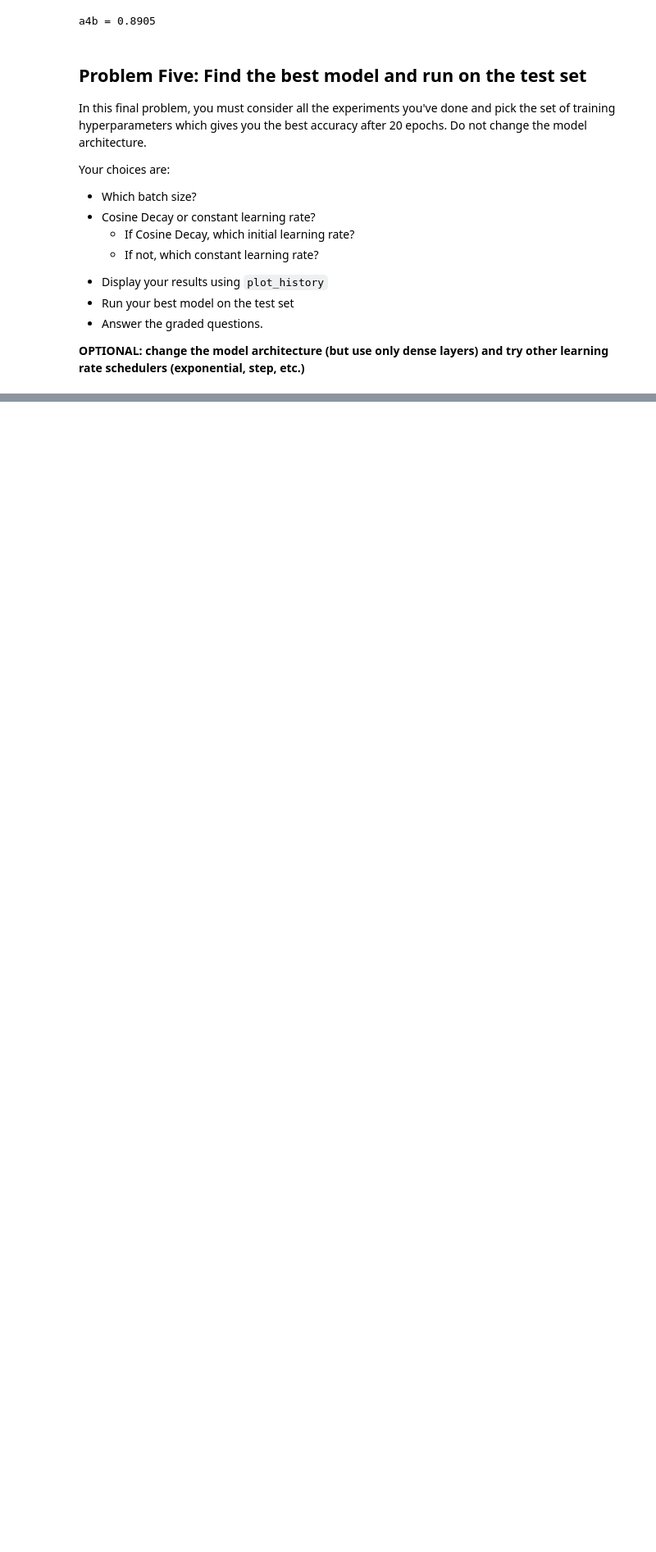
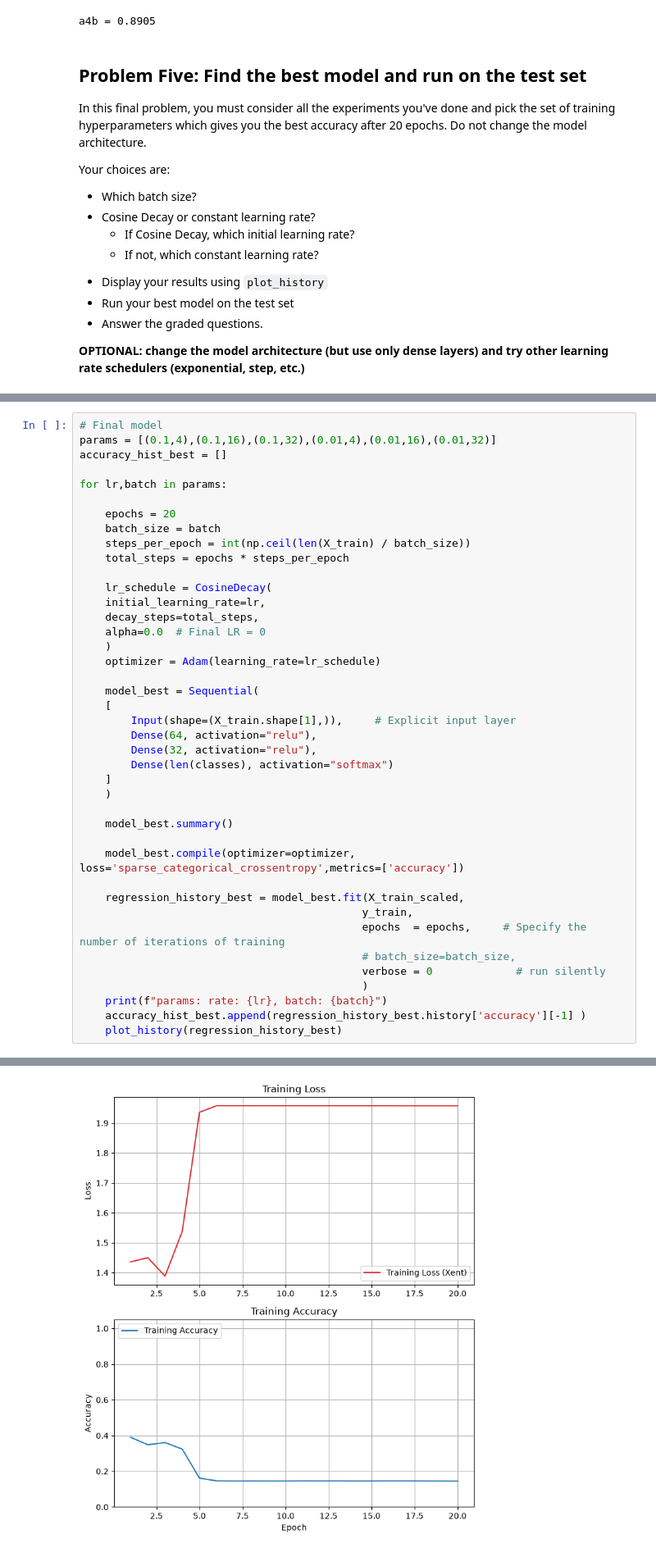
Before and after one commit to AL-Holmes/DX703-Assignments, a Jupyter notebook: Homework_02.ipynb, the cells around one changed output, grey strips where cells are left out. Shown at 82% size. Saved outputs shown, nothing was run; the diff lists cells and outputs as text; blank space fills up the shorter version.

```diff
--- a/Homework_02.ipynb
+++ b/Homework_02.ipynb
@@ -668,0 +667,42 @@ Final Training Accuracy: 0.6977
+# %%
+# Final model
+params = [(0.1,4),(0.1,16),(0.1,32),(0.01,4),(0.01,16),(0.01,32)]
+accuracy_hist_best = []
+
+for lr,batch in params:
+
+    epochs = 20
+    batch_size = batch
+    steps_per_epoch = int(np.ceil(len(X_train) / batch_size))
+    total_steps = epochs * steps_per_epoch
+
+    lr_schedule = CosineDecay(
+    initial_learning_rate=lr,
+    decay_steps=total_steps,
+    alpha=0.0  # Final LR = 0
+    )
+    optimizer = Adam(learning_rate=lr_schedule)
+
+    model_best = Sequential(
+    [
+        Input(shape=(X_train.shape[1],)),     # Explicit input layer
+        Dense(64, activation="relu"),
+        Dense(32, activation="relu"),
+        Dense(len(classes), activation="softmax")
+    ]
+    )
+
+    model_best.summary()
+
+    model_best.compile(optimizer=optimizer, loss='sparse_categorical_crossentropy',metrics=['accuracy'])
+
+    regression_history_best = model_best.fit(X_train_scaled,
+                                            y_train,
+                                            epochs  = epochs,     # Specify the number of iterations of training
+                                            # batch_size=batch_size,
+                                            verbose = 0             # run silently
+                                            )
+    print(f"params: rate: {lr}, batch: {batch}")
+    accuracy_hist_best.append(regression_history_best.history['accuracy'][-1] )
+    plot_history(regression_history_best)
+# %% [output]
@@ -668,0 +723 @@ Final Training Accuracy: 0.6977
+[figure, added]
```
Also changed, not shown: parts of 7 cells of this notebook.
